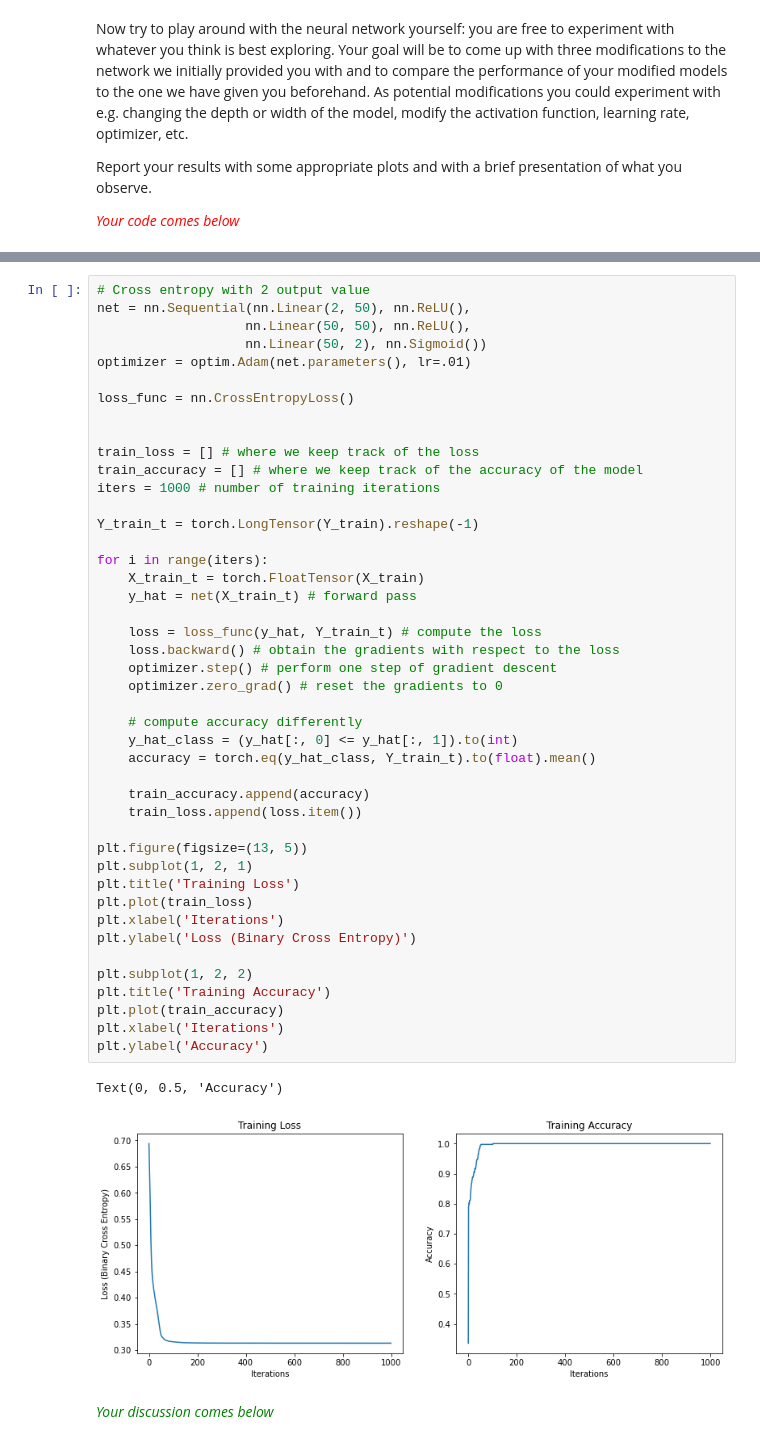
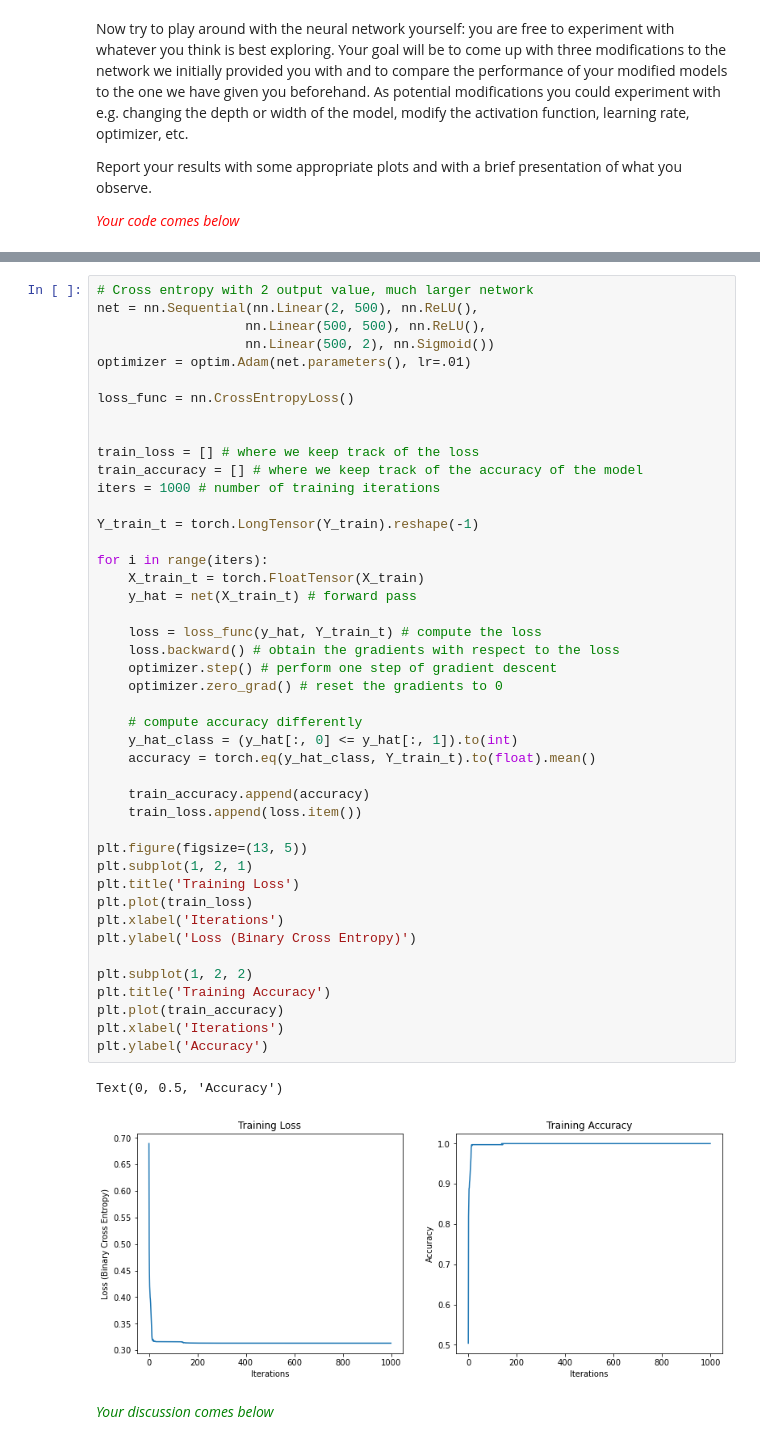
Before and after one commit to maxime915/info8010-deep-learning, a Jupyter notebook: homeworks/Homework_1_mine.ipynb, the cells around one changed output, grey strips where cells are left out. Saved outputs shown, nothing was run; the diff lists cells and outputs as text.

```diff
--- a/homeworks/Homework_1_mine.ipynb
+++ b/homeworks/Homework_1_mine.ipynb
@@ -787,8 +939,8 @@ Text(0, 0.5, 'Accuracy')
 # %%
-# Cross entropy with 2 output value
-net = nn.Sequential(nn.Linear(2, 50), nn.ReLU(),
-                   nn.Linear(50, 50), nn.ReLU(),
-                   nn.Linear(50, 2), nn.Sigmoid())
+# Cross entropy with 2 output value, much larger network
+net = nn.Sequential(nn.Linear(2, 500), nn.ReLU(),
+                   nn.Linear(500, 500), nn.ReLU(),
+                   nn.Linear(500, 2), nn.Sigmoid())
 optimizer = optim.Adam(net.parameters(), lr=.01)
 
 loss_func = nn.CrossEntropyLoss()
@@ -803,34 +955,34 @@ Y_train_t = torch.LongTensor(Y_train).reshape(-1)
 for i in range(iters):
     X_train_t = torch.FloatTensor(X_train)
     y_hat = net(X_train_t) # forward pass
 
     loss = loss_func(y_hat, Y_train_t) # compute the loss
     loss.backward() # obtain the gradients with respect to the loss
     optimizer.step() # perform one step of gradient descent
     optimizer.zero_grad() # reset the gradients to 0
 
     # compute accuracy differently
     y_hat_class = (y_hat[:, 0] <= y_hat[:, 1]).to(int)
     accuracy = torch.eq(y_hat_class, Y_train_t).to(float).mean()
 
     train_accuracy.append(accuracy)
     train_loss.append(loss.item())
 
 plt.figure(figsize=(13, 5))
 plt.subplot(1, 2, 1)
 plt.title('Training Loss')
 plt.plot(train_loss)
 plt.xlabel('Iterations')
 plt.ylabel('Loss (Binary Cross Entropy)')
 
 plt.subplot(1, 2, 2)
 plt.title('Training Accuracy')
 plt.plot(train_accuracy)
 plt.xlabel('Iterations')
 plt.ylabel('Accuracy')
 # %% [output]
 Text(0, 0.5, 'Accuracy')
-[figure, old version]
+[figure, new version]
 # %% [markdown]
 <span style="color:green; font-style:italic"> Your discussion comes below </span>
 # %% [markdown]
```
Also changed, not shown: parts of 46 cells of this notebook, 1 other file.
